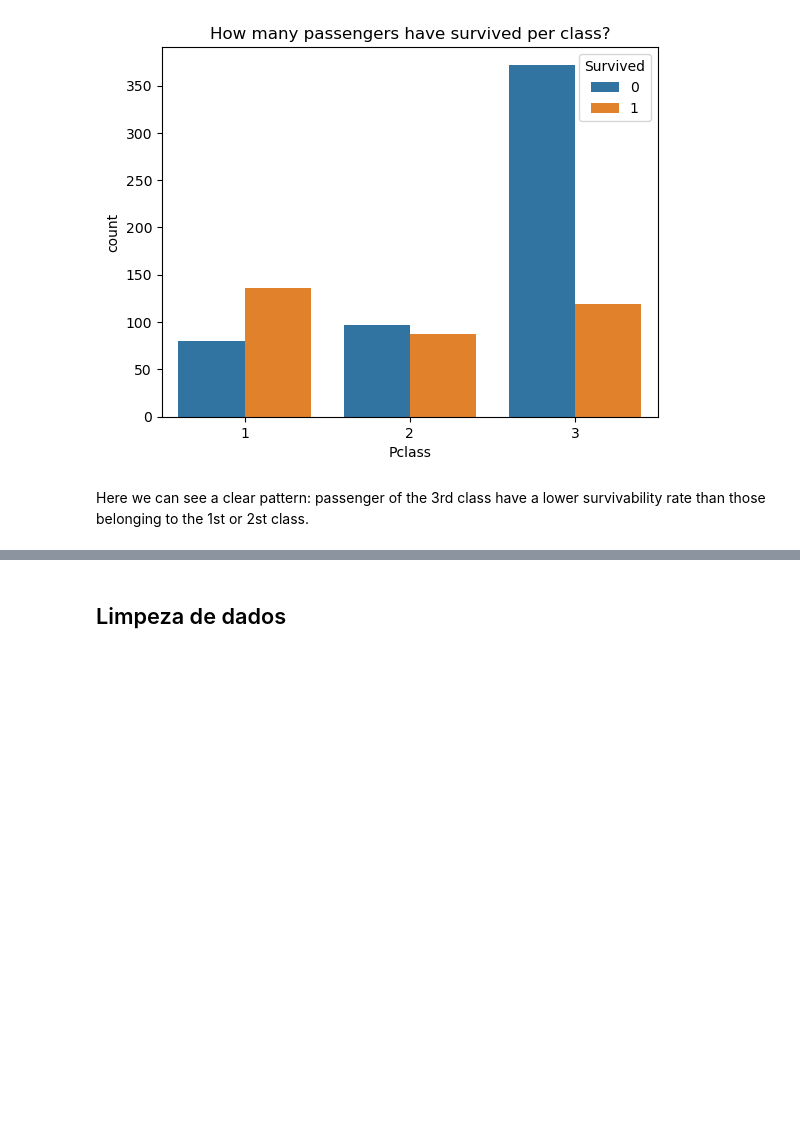
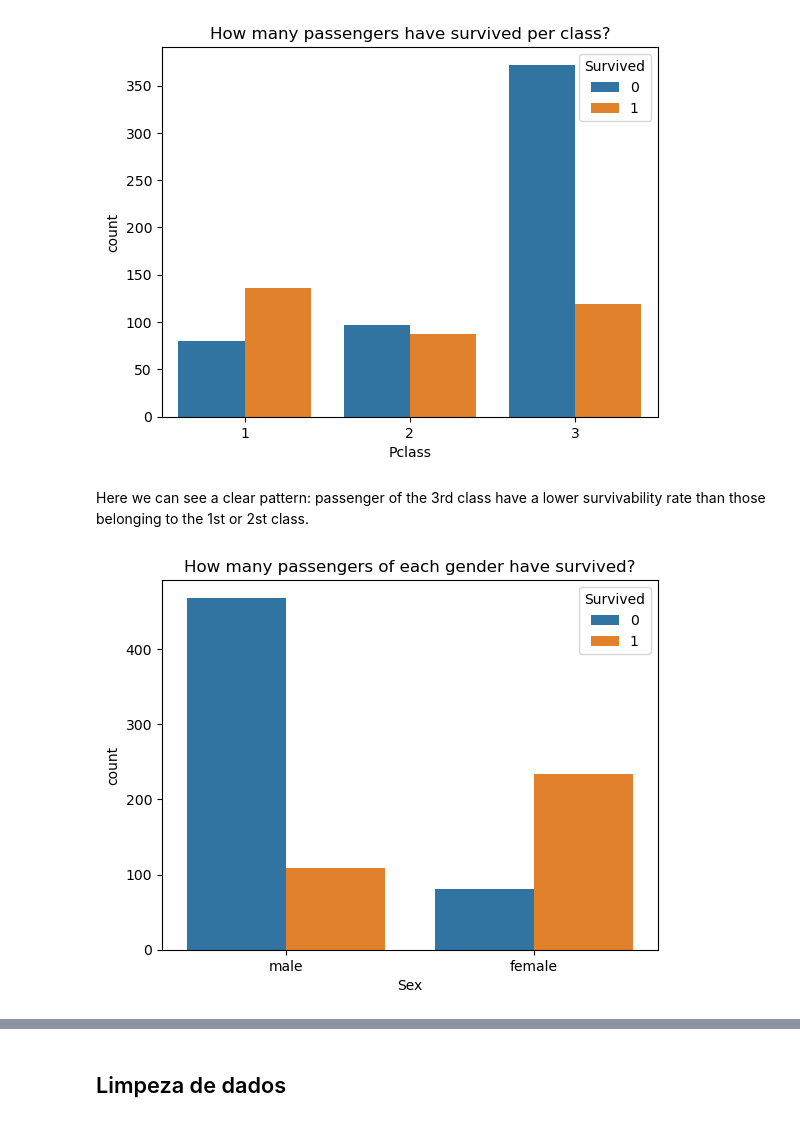
Before and after one commit to YohanFr18/titanic-naive-bayes, a Jupyter notebook: notebooks/naive_bayes.ipynb, the cells around one changed output, grey strips where cells are left out. Saved outputs shown, nothing was run; the diff lists cells and outputs as text; code cells hidden in the pictures; blank space fills up the shorter version.

Commit message:
Graphical view - categorical variable

```diff
--- a/notebooks/naive_bayes.ipynb
+++ b/notebooks/naive_bayes.ipynb
@@ -79,3 +81,9 @@ plt.show()
 [figure]
 # %% [markdown]
 Here we can see a clear pattern: passenger of the 3rd class have a lower survivability rate than those belonging to the 1st or 2st class.
+# %%
+sns.countplot(x=train['Sex'], hue=train['Survived']);
+plt.title('How many passengers of each gender have survived?')
+plt.show()
+# %% [output]
+[figure, added]
```
Also changed, not shown: parts of 5 cells of this notebook.
